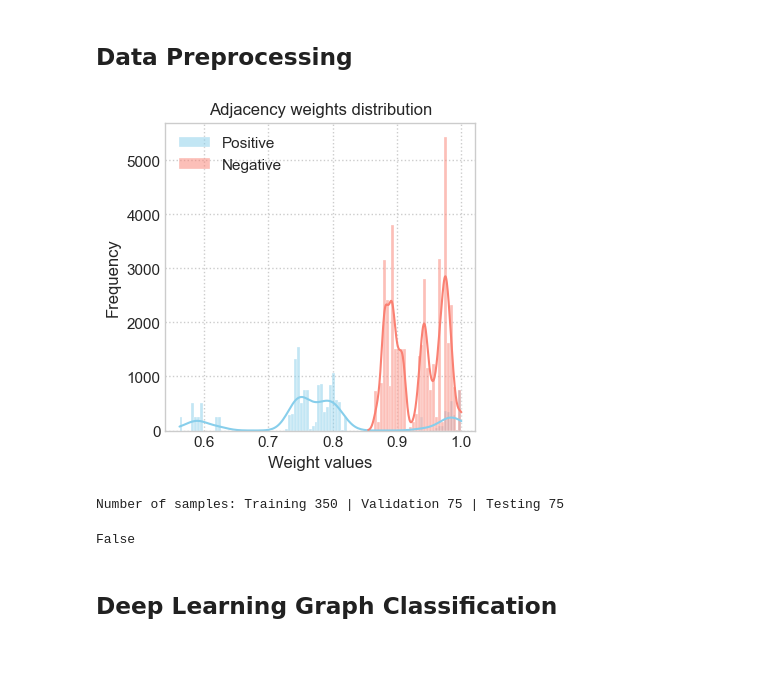
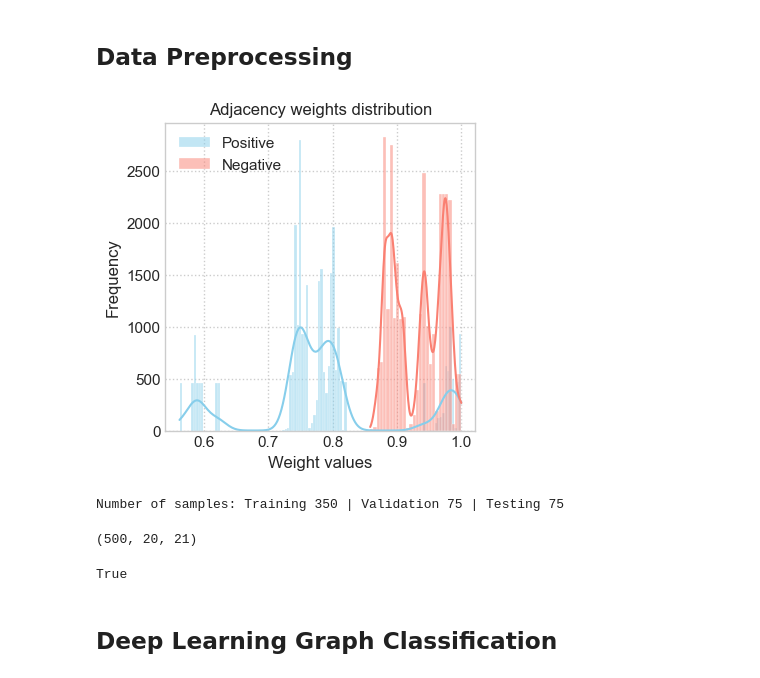
Before and after one commit to Bulbatronik/Exploring-GNN-for-Gaussian-Graphs, a Jupyter notebook: project.ipynb, the cells around one changed output. Drawn from its saved outputs; the diff is of its cells as text; code cells hidden in the pictures.

```diff
--- a/project.ipynb
+++ b/project.ipynb
@@ -47,7 +43,7 @@ seed=42
 set_seed(seed)
 device = set_device()
 
-data_type = 'unbalanced' # 'unbalanced'
+data_type = 'balanced' # 'unbalanced'
 DATA_PATH = DIR_PATH / 'Data'
 fig_path = DIR_PATH / f'Figures/{data_type}'
 os.makedirs(fig_path, exist_ok=True)
@@ -291,44 +287,48 @@ if NORMALIZE_FEATURES: # TODO: Check this
     # Standardize the features from a list features_id
     features_id = [0] # list of features (columns) you want to scale
     for feature_id in features_id:
         x = scale_feature(x, feature_id, train_mask, val_mask, test_mask)
 
         # check the distribution
         data_scaled = np.hstack((x[:, :, feature_id], y))
 
         df = pd.DataFrame(data=data_scaled, columns=list(data.columns[3:]) + [data.columns[2]]) # set the columns in the cirrect order
         df_melted1 = pd.melt(df, id_vars=['class'],
                             value_vars=[f'Prot{i}' for i in range(1, 21)],
                             var_name='Protein', value_name='Expression')
 
         save_path = fig_path / f'violins_norm_{feature_id}.png'
         violin_plots(df_melted1, save_path)
 
 if ADD_NODE2VEC:
     dim = 32
 
     from tqdm import tqdm
     from node2vec import Node2Vec
 
-    x_ = torch.concat((torch.tensor(x, dtype=torch.float32), torch.zeros((x.shape[0], x.shape[1], dim), dtype=torch.float32)), dim=-1).to(device)
+    x = torch.concat((torch.tensor(x, dtype=torch.float32), torch.zeros((x.shape[0], x.shape[1], dim), dtype=torch.float32)), dim=-1).to(device)
 
     for i in tqdm(range(A.shape[0])):
         # embedding for each graph
         G = nx.from_numpy_array(A[i])
         node2vec = Node2Vec(G, dimensions=dim, walk_length=20, num_walks=100, p=2, q=1, workers=20, quiet=True)
         model = node2vec.fit(window=10, min_count=1, batch_words=4)
-        x_[i, :, 1:] = torch.tensor(model.wv[np.arange(N)], dtype=torch.float32)
-
+        x[i, :, 1:] = torch.tensor(model.wv[np.arange(N)], dtype=torch.float32)
+    M += dim
         #print(model.wv[np.arange(N)].shape)
 # %% [output]
-[figure, old version]
+[figure, new version]
 Number of samples: Training 350 | Validation 75 | Testing 75
+# %%
+print(x.shape)
+# %% [output]
+(500, 20, 21)
 # %%
 from networkx.utils import graphs_equal
 
 graphs_equal(nx.from_numpy_array(A[1]!=0), nx.from_numpy_array(A[2]!=0))
 # %% [output]
-False
+True
 # %% [markdown]
 ## Deep Learning Graph Classification
 # %%
```
Also changed, not shown: parts of 35 cells of this notebook, 4 other files.
